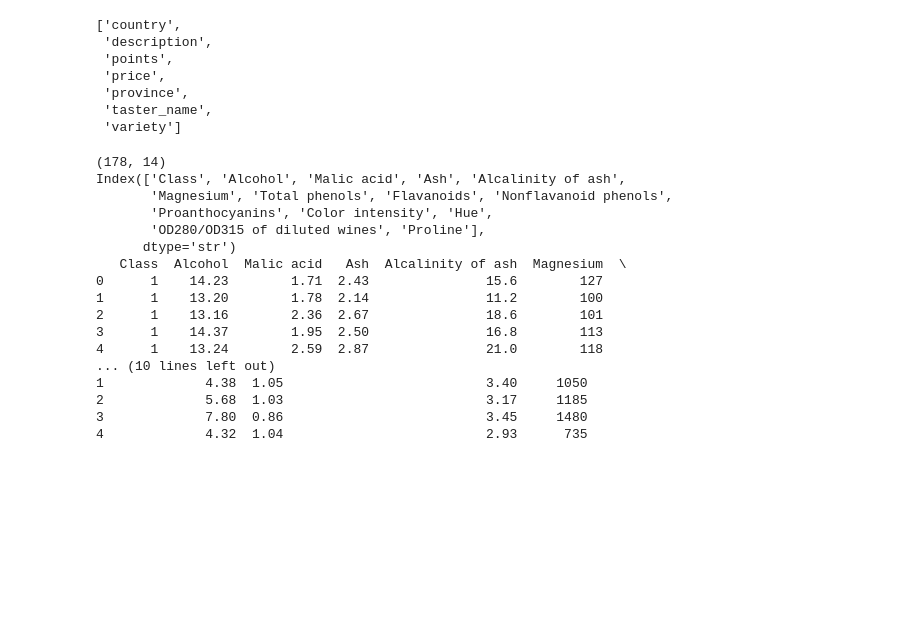
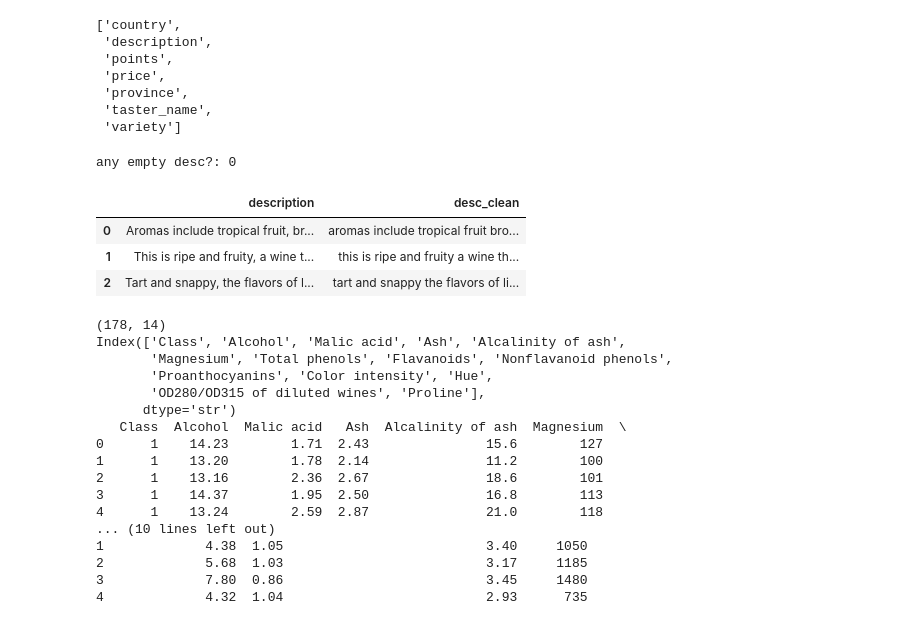
Before and after one commit to AUstundagx/Wine-Quality-Prediction, a Jupyter notebook: notebooks/data.ipynb, the cells around one changed output. Drawn from its saved outputs; the diff is of its cells as text; code cells hidden in the pictures; blank space fills up the shorter version.

Commit message:
import re and clean text as only alphabetic characters use for description and fill missing taster namerows for 'unknown'

```diff
--- a/notebooks/data.ipynb
+++ b/notebooks/data.ipynb
@@ -200,6 +200,26 @@ Sum of deleted duplicated rows: 10,016
  'province',
  'taster_name',
  'variety']
+# %%
+# clean text
+def clean_text(t: str) -> str:
+    t = t.lower()
+    t = re.sub(r"[^a-z\u00e0-\u00ff\s]", " ", t)   # only alphabetic characters
+    return re.sub(r"\s+", " ", t).strip()
+
+df["desc_clean"] = df["description"].map(clean_text)
+df["n_words"] = df["desc_clean"].str.split().str.len()
+
+# categorical missing
+df["taster_name"] = df["taster_name"].fillna("Unknown")
+print("any empty desc?:", (df["desc_clean"].str.len() == 0).sum())
+df[["description", "desc_clean"]].head(3)
+# %% [output]
+any empty desc?: 0
+|  | description | desc_clean |
+| 0 | Aromas include tropical fruit, br... | aromas include tropical fruit bro... |
+| 1 | This is ripe and fruity, a wine t... | this is ripe and fruity a wine th... |
+| 2 | Tart and snappy, the flavors of l... | tart and snappy the flavors of li... |
 # %%
 columns = [
     "Class",
```
